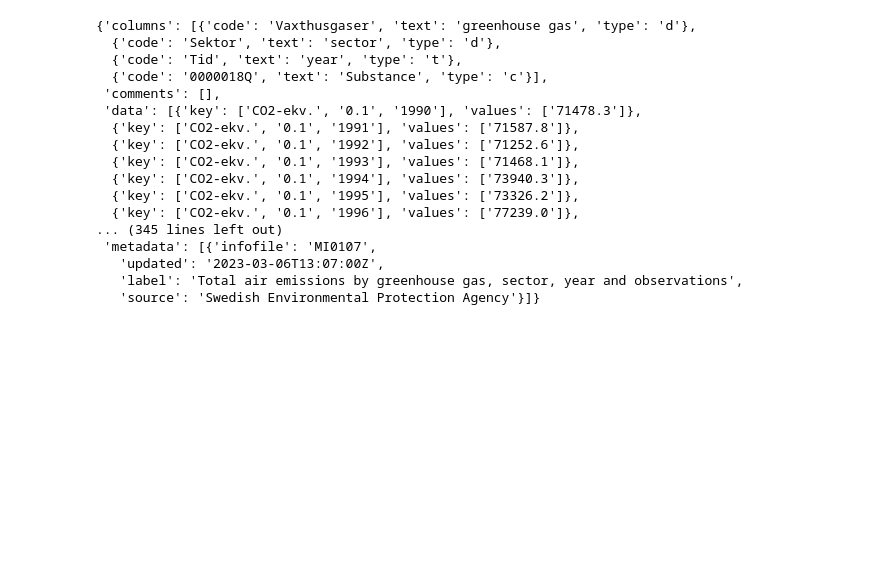
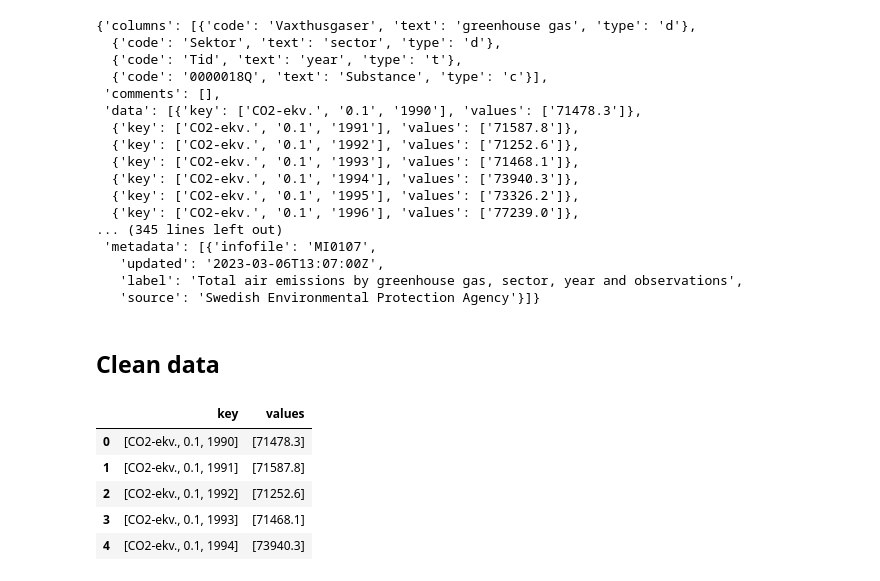
Before and after one commit to Canesp/Data-engineering-Philip-de-Canesie, a Jupyter notebook: Code-along/lec5_SCB/SCB.ipynb, the cells around one changed output. Cells and saved outputs as stored; diff of their text form; code cells hidden in the pictures; blank space fills up the shorter version.

```diff
--- a/Code-along/lec5_SCB/SCB.ipynb
+++ b/Code-along/lec5_SCB/SCB.ipynb
@@ -210,3 +210,17 @@ co2_eq_data
    'updated': '2023-03-06T13:07:00Z',
    'label': 'Total air emissions by greenhouse gas, sector, year and observations',
    'source': 'Swedish Environmental Protection Agency'}]}
+# %% [markdown]
+## Clean data
+# %%
+import pandas as pd
+
+df = pd.DataFrame(co2_eq_data["data"])
+df.head()
+# %% [output]
+|  | key | values |
+| 0 | [CO2-ekv., 0.1, 1990] | [71478.3] |
+| 1 | [CO2-ekv., 0.1, 1991] | [71587.8] |
+| 2 | [CO2-ekv., 0.1, 1992] | [71252.6] |
+| 3 | [CO2-ekv., 0.1, 1993] | [71468.1] |
+| 4 | [CO2-ekv., 0.1, 1994] | [73940.3] |
```
Also changed, not shown: parts of 2 cells of this notebook.
